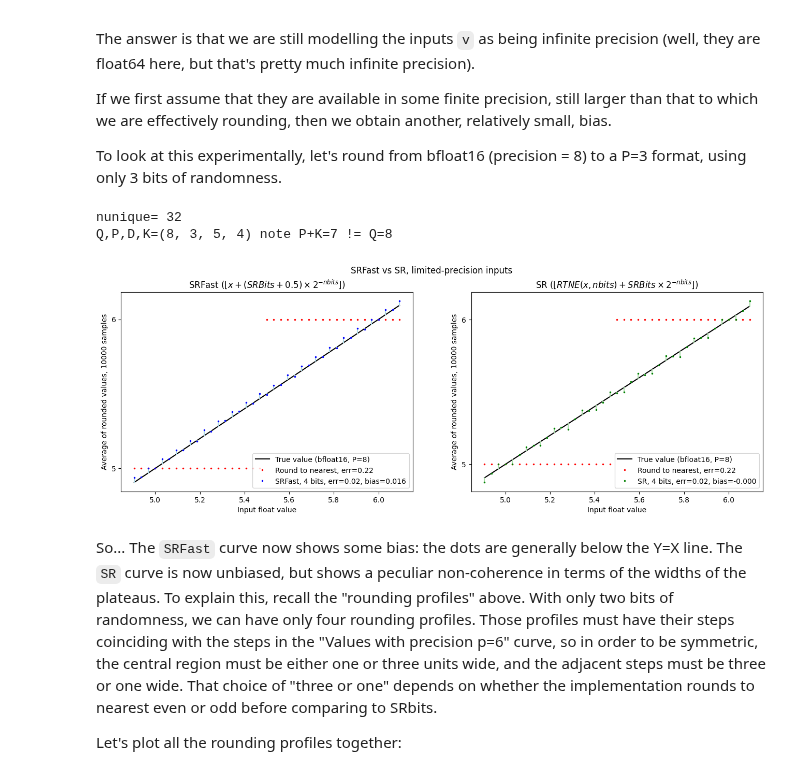
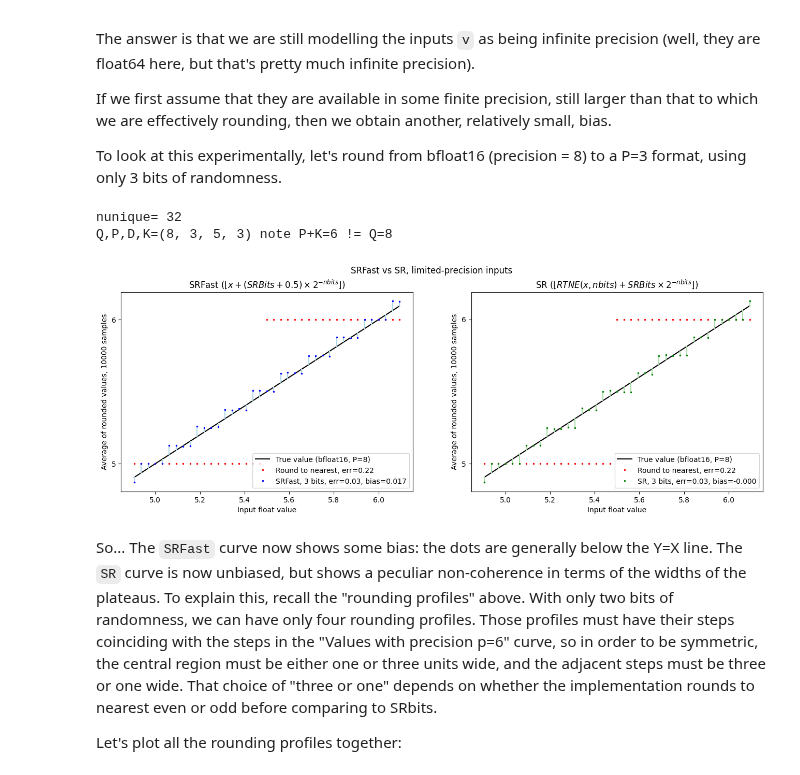
Before and after one commit to graphcore-research/gfloat, a Jupyter notebook: docs/source/05-stochastic-rounding.ipynb, the cells around one changed output. Drawn from its saved outputs; the diff is of its cells as text; code cells hidden in the pictures.

```diff
--- a/docs/source/05-stochastic-rounding.ipynb
+++ b/docs/source/05-stochastic-rounding.ipynb
@@ -697,7 +721,7 @@ print("nunique=", np.sum((vs_hi >= 5) & (vs_hi < 6)))
 Q = fi_hi.precision
 P = fi.precision
 D = Q - P
-K = 4
+K = 3
 print(f"{Q,P,D,K=} note {P+K=} != {Q=}")
 
 fig, axes = plt.subplots(1, 2, figsize=(16, 5))
@@ -710,35 +734,35 @@ for rnd, ax in zip((RoundMode.StochasticFast, RoundMode.Stochastic), axes):
         round_ndarray(fi, vs_hi, RoundMode.TiesToEven),
         label=f"Round to nearest, err={err_rn:.2f}",
         color="red",
         markersize=3,
         linestyle="",
         marker=".",
     )
 
     # Stochastic rounding
     srnumbits = K
     nsamples = 10_000
     srbits = np.random.randint(0, 2**srnumbits, (nsamples, len(vs_hi)))
 
     rvs = round_ndarray(
         fi, vs_hi[np.newaxis, :], rnd, sat=False, srbits=srbits, srnumbits=srnumbits
     )
     rvmean = rvs.mean(axis=0)
     err = np.abs(rvmean - vs_hi).mean()
     bias = (rvmean - vs_hi).mean()
 
     label = f"{rnd}, {srnumbits} bits, {err=:.2f}, {bias=:.3f}"
     lollipops(ax, vs_hi, rvmean, label=label, key=rnd)
 
     ax.set_xlabel("Input float value")
     ax.set_ylabel(f"Average of rounded values, {nsamples} samples")
     ax.set_yticks(np.unique(rn))
     ax.legend()
     ax.set_title(f"{longstr(rnd)}")
 # %% [output]
 nunique= 32
-Q,P,D,K=(8, 3, 5, 4) note P+K=7 != Q=8
+Q,P,D,K=(8, 3, 5, 3) note P+K=6 != Q=8
-[figure, old version]
+[figure, new version]
 # %% [markdown]
 So...  The `SRFast` curve now shows some bias: the dots are generally below the Y=X line.
 The `SR` curve is now unbiased, but shows a peculiar non-coherence in terms of the widths
```
Also changed, not shown: parts of 10 cells of this notebook, 2 other files.
